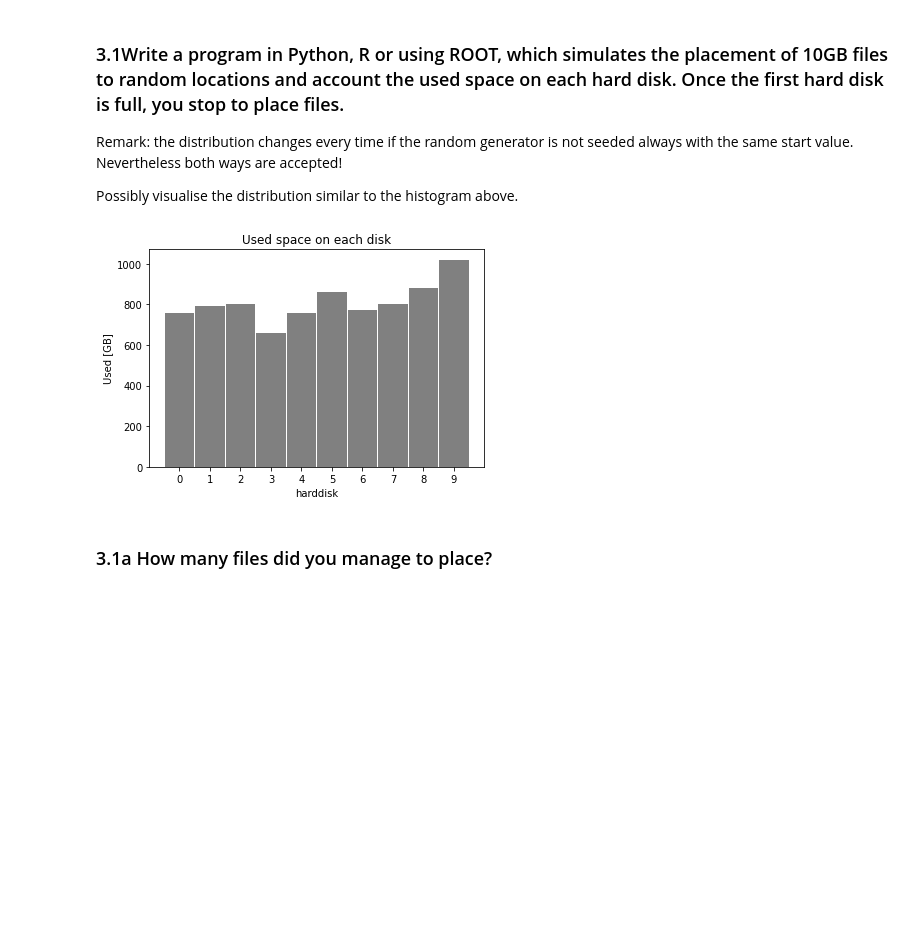
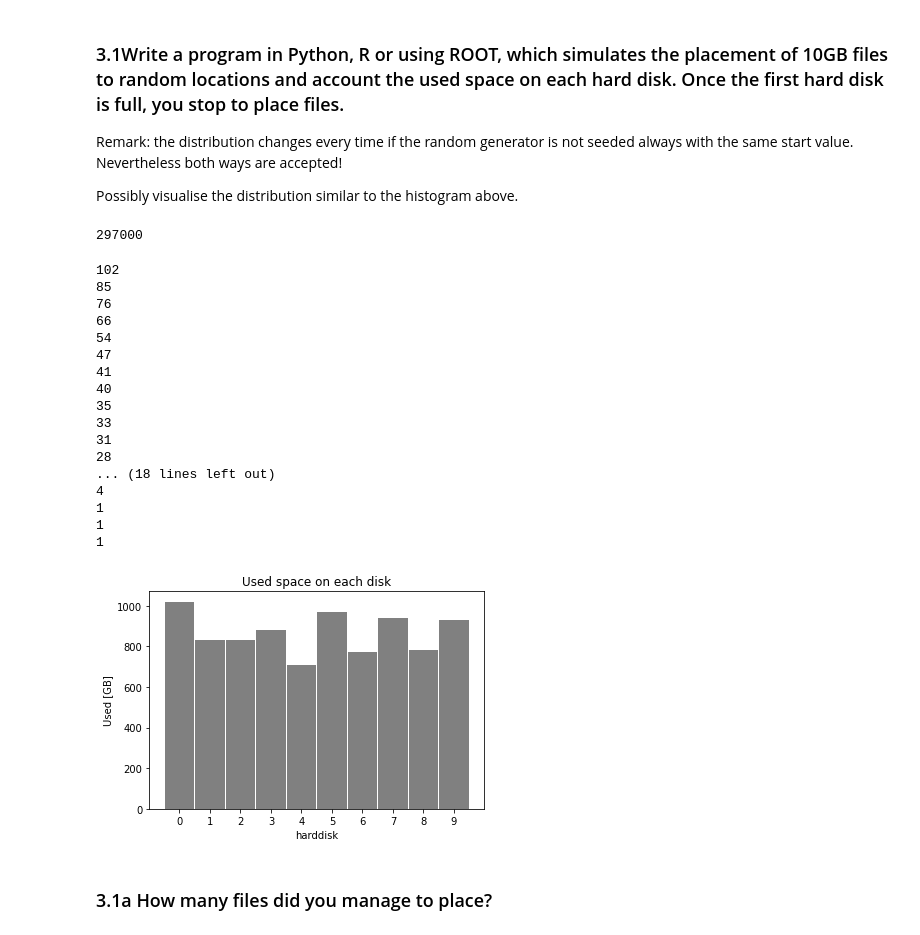
Before and after one commit to SaverioMonaco/MAPDAssignment, a Jupyter notebook: datamanagement.ipynb, the cells around one changed output. Drawn from its saved outputs; the diff is of its cells as text; code cells hidden in the pictures; blank space fills up the shorter version.

```diff
--- a/datamanagement.ipynb
+++ b/datamanagement.ipynb
@@ -96,6 +96,16 @@ Place as many files of 10GB size as possible to hard disks choosing random locat
 Remark: the distribution changes every time if the random generator is not seeded always with the same start value. Nevertheless both ways are accepted!
 
 Possibly visualise the distribution similar to the histogram above.
+# %%
+a = np.random.choice(range(123),10)
+set(np.unique(a)).union(range(123))
+def replace(a,b,i):
+    a[i] = b
+[replace(a,10,i) for i in range(4)]
+a*=1000
+a.sum()
+# %% [output]
+297000
 # %%
 import random
 import matplotlib.pyplot as plt
@@ -146,12 +168,29 @@ selection_rule = lambda free_space: choose(range(len(free_space)))
 # %%
 N_disks = 10; disk_size = 1024*1024 # ten 1TB = 1048576MB disks
 file_size = 10*1024 # 10GB files
 
-free_space, placed_files = place_files(N_disks,disk_size,file_size,stop_criteria,selection_rule)
+free_space, placed_files = place_files(N_disks,disk_size,file_size)
 
 plot_usage(disk_size,free_space)
 # %% [output]
+102
+85
+76
+66
+54
+47
+41
+40
+35
+33
+31
+28
+... (18 lines left out)
+4
+1
+1
+1
-[figure, old version]
+[figure, new version]
 # %% [markdown]
 ### 3.1a How many files did you manage to place?
 # %%
```
Also changed, not shown: parts of 8 cells of this notebook.
